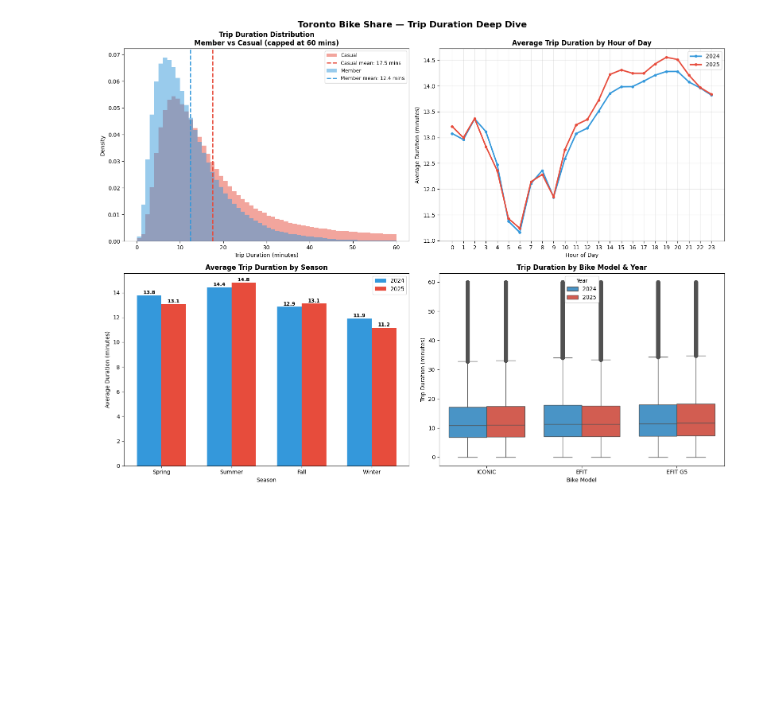
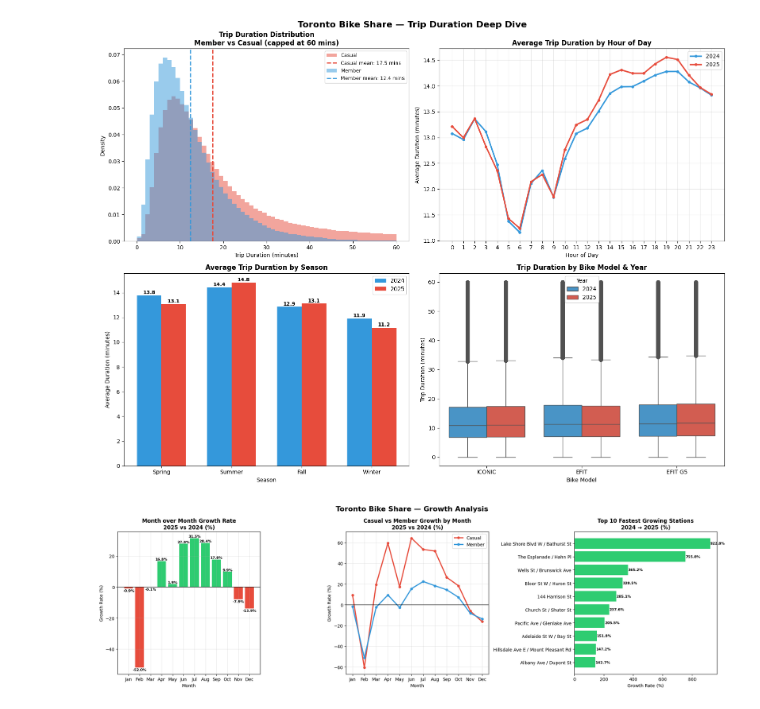
Before and after one commit to john-nio/portfolio-projects, a Jupyter notebook: toronto_bikeshare/bikeshare.ipynb, the cells around one changed output. Cells and saved outputs as stored; diff of their text form; code cells hidden in the pictures; blank space fills up the shorter version.

Commit message:
Adding more charts

```diff
--- a/toronto_bikeshare/bikeshare.ipynb
+++ b/toronto_bikeshare/bikeshare.ipynb
@@ -952,3 +952,98 @@ plt.savefig('visualizations/trip_duration_analysis.png', dpi=150)
 plt.show()
 # %% [output]
 [figure]
+# %%
+fig, axes = plt.subplots(1, 3, figsize=(20, 6))
+
+# ── 17. Month over month growth rate ──────────────────────────
+trips_by_month = df_all.groupby(['Year', 'month']).size().reset_index(name='trips')
+
+trips_2024 = trips_by_month[trips_by_month['Year']==2024].set_index('month')['trips']
+trips_2025 = trips_by_month[trips_by_month['Year']==2025].set_index('month')['trips']
+
+growth_rate = ((trips_2025 - trips_2024) / trips_2024 * 100)
+
+colors = ['#2ecc71' if v > 0 else '#e74c3c' for v in growth_rate.values]
+bars = axes[0].bar(growth_rate.index, growth_rate.values, color=colors)
+
+axes[0].axhline(y=0, color='black', linewidth=1)
+axes[0].set_title('Month over Month Growth Rate\n2025 vs 2024 (%)',
+                  fontsize=12, fontweight='bold')
+axes[0].set_xlabel('Month')
+axes[0].set_ylabel('Growth Rate (%)')
+axes[0].set_xticks(range(1, 13))
+axes[0].set_xticklabels(['Jan', 'Feb', 'Mar', 'Apr', 'May', 'Jun',
+                          'Jul', 'Aug', 'Sep', 'Oct', 'Nov', 'Dec'])
+axes[0].grid(True, alpha=0.3)
+
+for bar, val in zip(bars, growth_rate.values):
+    axes[0].text(bar.get_x() + bar.get_width()/2,
+                 bar.get_height() + 0.5 if val > 0 else bar.get_height() - 2,
+                 f'{val:.1f}%', ha='center',
+                 fontsize=8, fontweight='bold')
+
+# ── 18. Casual vs Member growth by month ──────────────────────
+user_month = df_all.groupby(['Year', 'month', 'User_Type'])\
+             .size().reset_index(name='trips')
+
+for user, color in [('Casual', '#e74c3c'), ('Member', '#3498db')]:
+    data_2024 = user_month[(user_month['Year']==2024) &
+                (user_month['User_Type']==user)].set_index('month')['trips']
+    data_2025 = user_month[(user_month['Year']==2025) &
+                (user_month['User_Type']==user)].set_index('month')['trips']
+
+    growth = ((data_2025 - data_2024) / data_2024 * 100)
+
+    axes[1].plot(growth.index, growth.values,
+                 color=color, linewidth=2.5,
+                 marker='o', markersize=5,
+                 label=user)
+
+axes[1].axhline(y=0, color='black', linewidth=1)
+axes[1].set_title('Casual vs Member Growth by Month\n2025 vs 2024 (%)',
+                  fontsize=12, fontweight='bold')
+axes[1].set_xlabel('Month')
+axes[1].set_ylabel('Growth Rate (%)')
+axes[1].set_xticks(range(1, 13))
+axes[1].set_xticklabels(['Jan', 'Feb', 'Mar', 'Apr', 'May', 'Jun',
+                          'Jul', 'Aug', 'Sep', 'Oct', 'Nov', 'Dec'])
+axes[1].legend()
+axes[1].grid(True, alpha=0.3)
+
+# ── 19. Top 10 fastest growing stations ───────────────────────
+station_year = df_all.groupby(['Year', 'Start_Station_Name'])\
+               .size().reset_index(name='trips')
+
+trips_2024_st = station_year[station_year['Year']==2024]\
+                .set_index('Start_Station_Name')['trips']
+trips_2025_st = station_year[station_year['Year']==2025]\
+                .set_index('Start_Station_Name')['trips']
+
+# only keep stations present in both years
+common = trips_2024_st.index.intersection(trips_2025_st.index)
+growth_stations = ((trips_2025_st[common] - trips_2024_st[common]) /
+                    trips_2024_st[common] * 100)
+
+# filter stations with at least 1000 trips in 2024 to avoid noise
+min_trips = trips_2024_st[common] >= 1000
+growth_stations = growth_stations[min_trips]\
+                  .sort_values(ascending=False).head(10)
+
+axes[2].barh(growth_stations.index, growth_stations.values,
+             color='#2ecc71')
+axes[2].set_title('Top 10 Fastest Growing Stations\n2024 → 2025 (%)',
+                  fontsize=12, fontweight='bold')
+axes[2].set_xlabel('Growth Rate (%)')
+axes[2].invert_yaxis()
+
+for i, val in enumerate(growth_stations.values):
+    axes[2].text(val + 0.5, i, f'{val:.1f}%',
+                 va='center', fontsize=8, fontweight='bold')
+
+fig.suptitle('Toronto Bike Share — Growth Analysis',
+             fontsize=16, fontweight='bold')
+plt.tight_layout()
+plt.savefig('visualizations/growth_analysis.png', dpi=150)
+plt.show()
+# %% [output]
+[figure, added]
```
Also changed, not shown: 1 other file.
